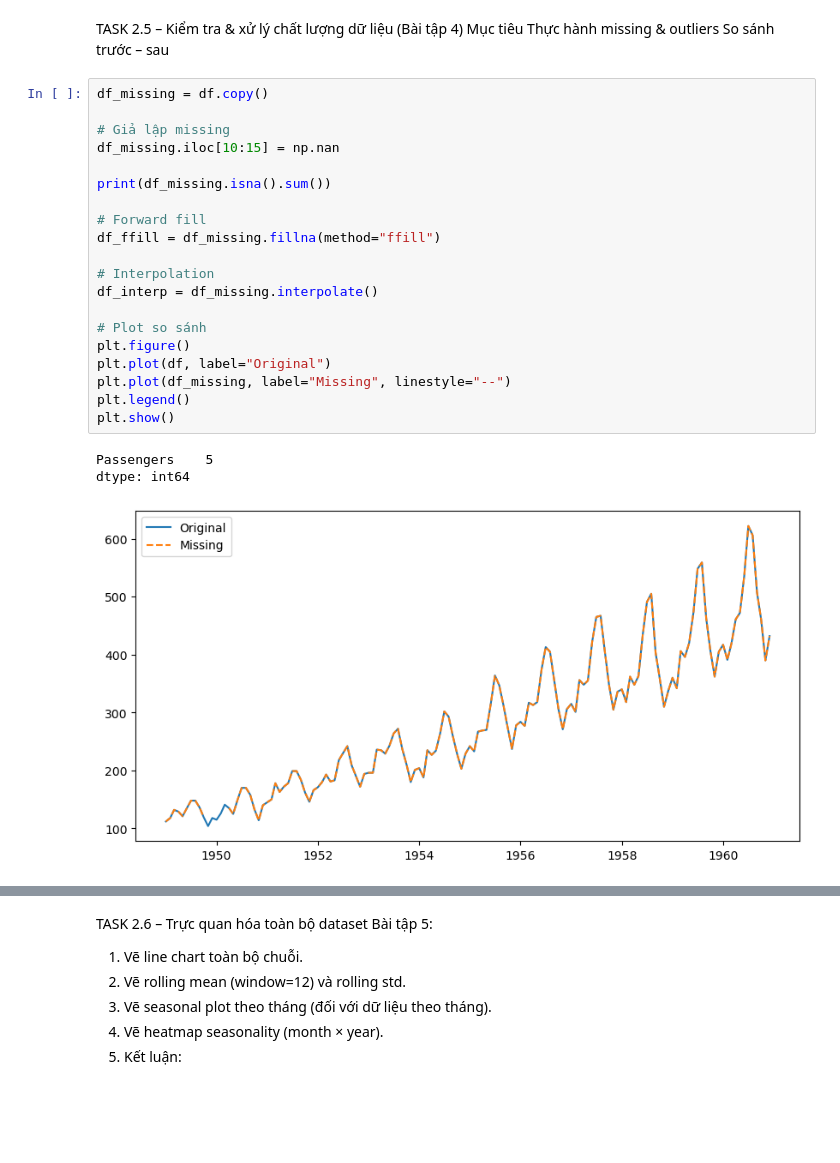
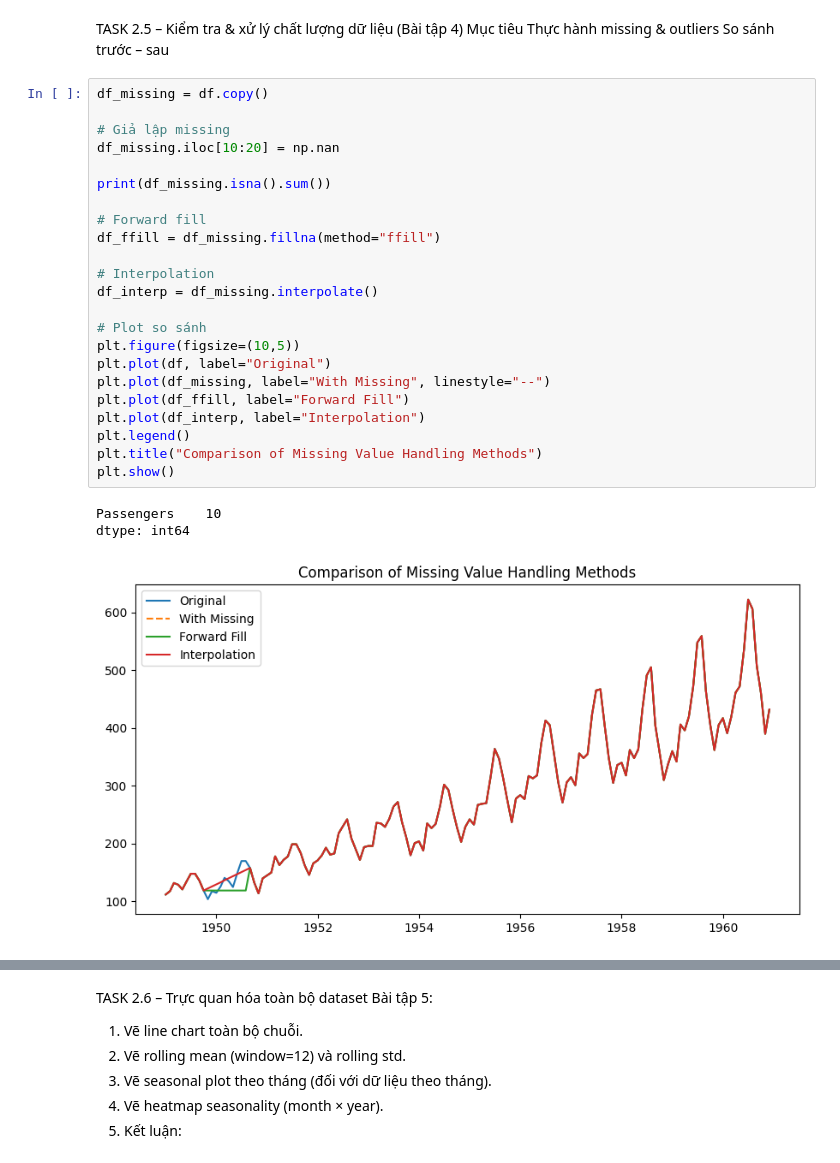
Before and after one commit to ThienNam13/Time-Series-Data-Analysis-and-Forecasting, a Jupyter notebook: Chapter2.ipynb, the cells around one changed output, grey strips where cells are left out. Saved outputs shown, nothing was run; the diff lists cells and outputs as text; blank space fills up the shorter version.

```diff
--- a/Chapter2.ipynb
+++ b/Chapter2.ipynb
@@ -215,24 +266,27 @@ So sánh trước – sau
 # %%
 df_missing = df.copy()
 
 # Giả lập missing
-df_missing.iloc[10:15] = np.nan
+df_missing.iloc[10:20] = np.nan
 
 print(df_missing.isna().sum())
 
 # Forward fill
 df_ffill = df_missing.fillna(method="ffill")
 
 # Interpolation
 df_interp = df_missing.interpolate()
 
 # Plot so sánh
-plt.figure()
+plt.figure(figsize=(10,5))
 plt.plot(df, label="Original")
-plt.plot(df_missing, label="Missing", linestyle="--")
+plt.plot(df_missing, label="With Missing", linestyle="--")
+plt.plot(df_ffill, label="Forward Fill")
+plt.plot(df_interp, label="Interpolation")
 plt.legend()
+plt.title("Comparison of Missing Value Handling Methods")
 plt.show()
 # %% [output]
-Passengers    5
+Passengers    10
 dtype: int64
-[figure, old version]
+[figure, new version]
```
Also changed, not shown: parts of 17 cells of this notebook.
